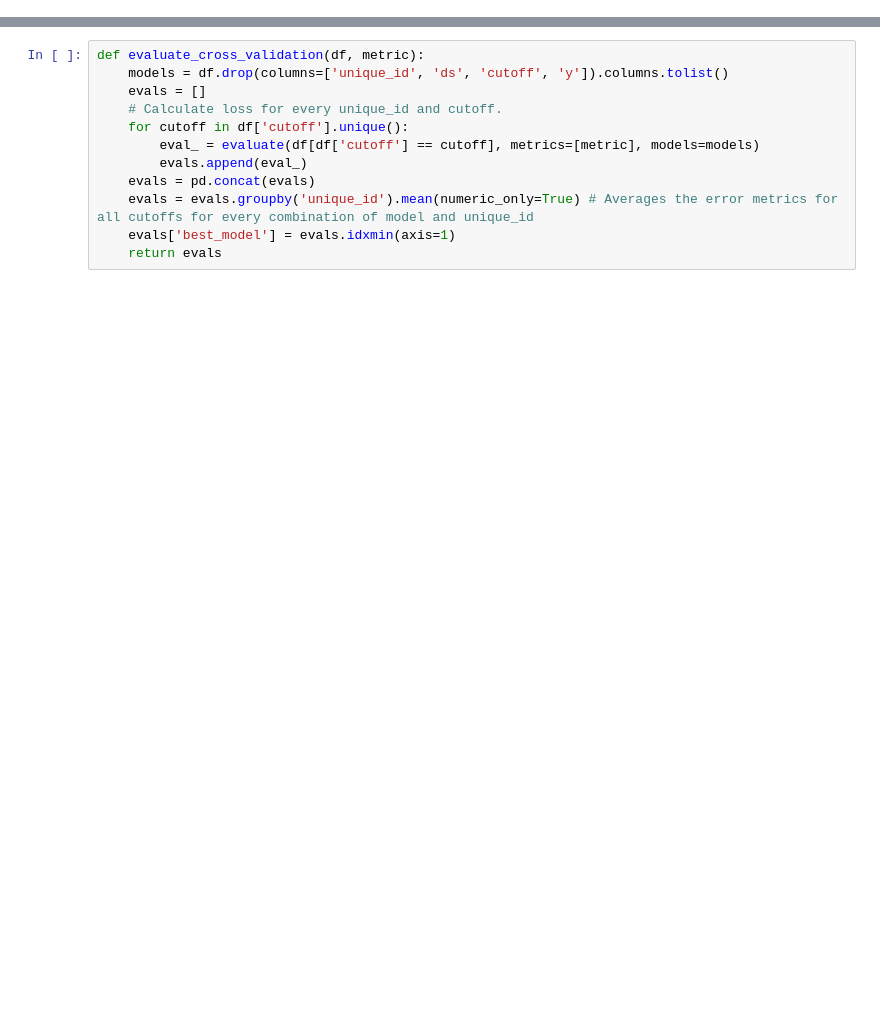
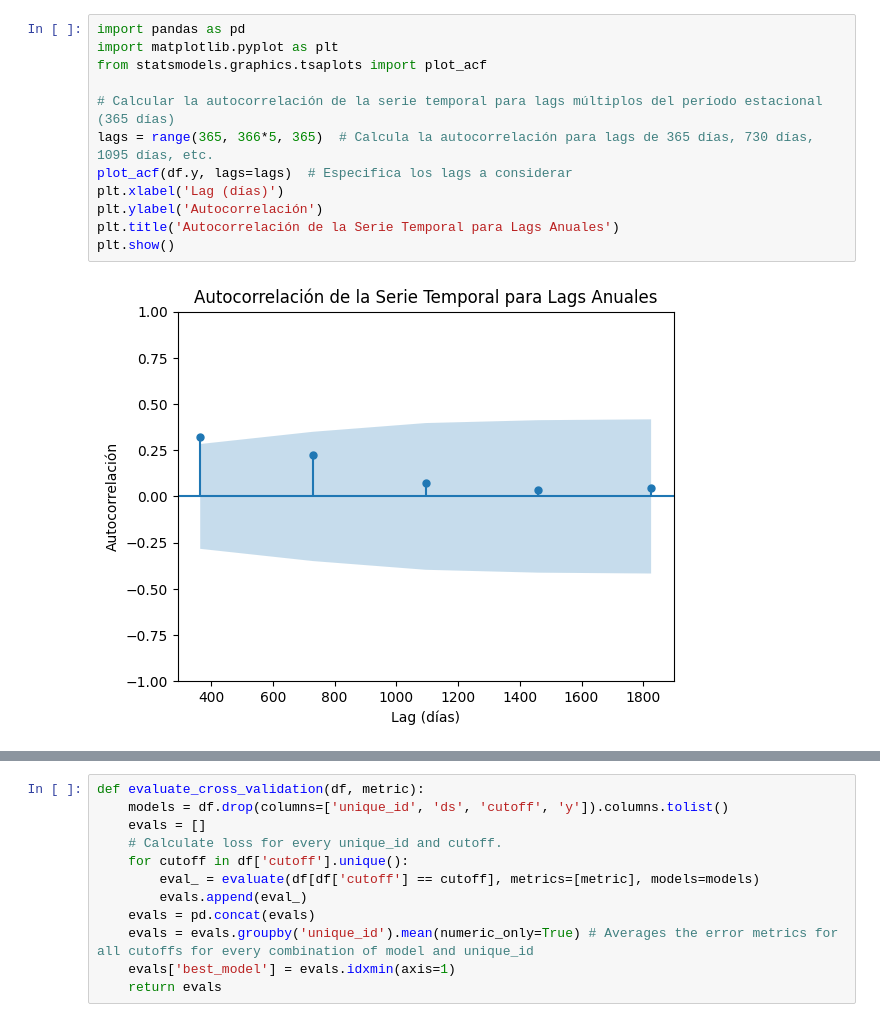
Before and after one commit to urieliram/forecast, a Jupyter notebook: multiple_series.ipynb, the cells around one changed output, grey strips where cells are left out. Drawn from its saved outputs; the diff is of its cells as text; blank space fills up the shorter version.

```diff
--- a/multiple_series.ipynb
+++ b/multiple_series.ipynb
@@ -30,0 +75,14 @@ StatsForecast.plot(Y_df)
+# %%
+import pandas as pd
+import matplotlib.pyplot as plt
+from statsmodels.graphics.tsaplots import plot_acf
+
+# Calcular la autocorrelación de la serie temporal para lags múltiplos del período estacional (365 días)
+lags = range(365, 366*5, 365)  # Calcula la autocorrelación para lags de 365 días, 730 días, 1095 días, etc.
+plot_acf(df.y, lags=lags)  # Especifica los lags a considerar
+plt.xlabel('Lag (días)')
+plt.ylabel('Autocorrelación')
+plt.title('Autocorrelación de la Serie Temporal para Lags Anuales')
+plt.show()
+# %% [output]
+[figure, added]
```
Also changed, not shown: parts of 16 cells of this notebook, 3 other files.
